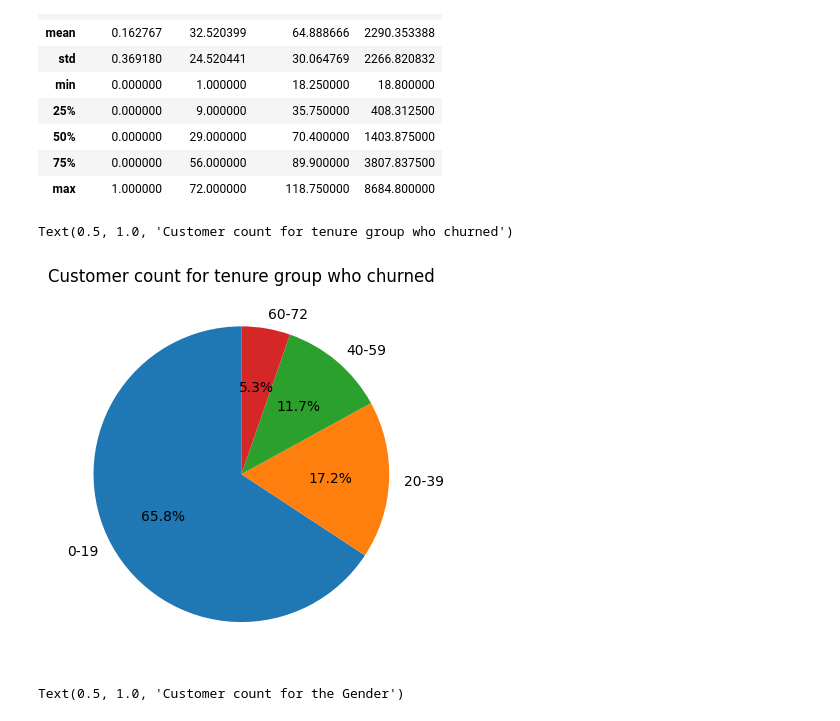
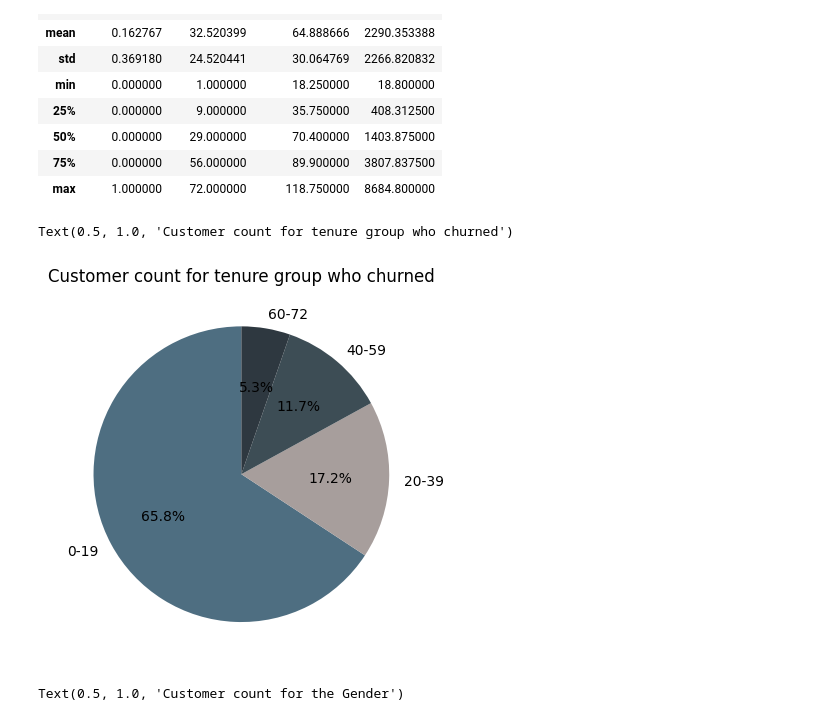
Before and after one commit to AdityaKumbhar21/Customer_Churn_Prediction, a Jupyter notebook: notebooks/01_EDA.ipynb, the cells around one changed output. Cells and saved outputs as stored; diff of their text form; code cells hidden in the pictures.

```diff
--- a/notebooks/01_EDA.ipynb
+++ b/notebooks/01_EDA.ipynb
@@ -134,13 +151,15 @@ df_copy.describe()
 | 75% | 0.000000 | 56.000000 | 89.900000 | 3807.837500 |
 | max | 1.000000 | 72.000000 | 118.750000 | 8684.800000 |
 # %%
+colors = ['#4e6e81','#a79e9c','#3d4d55','#2e3840','#000000']
 labels = df_copy[df_copy['Churn'] == 'Yes']['tenure_group'].value_counts().sort_index().index
+values = df_copy[df_copy['Churn'] == 'Yes']['tenure_group'].value_counts().sort_index()
 plt.figure()
-plt.pie(x=df_copy[df_copy['Churn'] == 'Yes']['tenure_group'].value_counts().sort_index(), labels=labels,autopct="%1.1f%%", startangle=90)
+plt.pie(x=values, labels=labels,autopct="%1.1f%%", startangle=90, colors = colors)
 plt.title("Customer count for tenure group who churned")
 # %% [output]
 Text(0.5, 1.0, 'Customer count for tenure group who churned')
-[figure, old version]
+[figure, new version]
 # %%
 plt.figure()
 sns.countplot(data=df_copy, x='gender',hue='Churn', palette={'Yes': '#4e6e81', 'No':'#a79e9c'})
```
Also changed, not shown: parts of 3 cells of this notebook, 7 other files.
